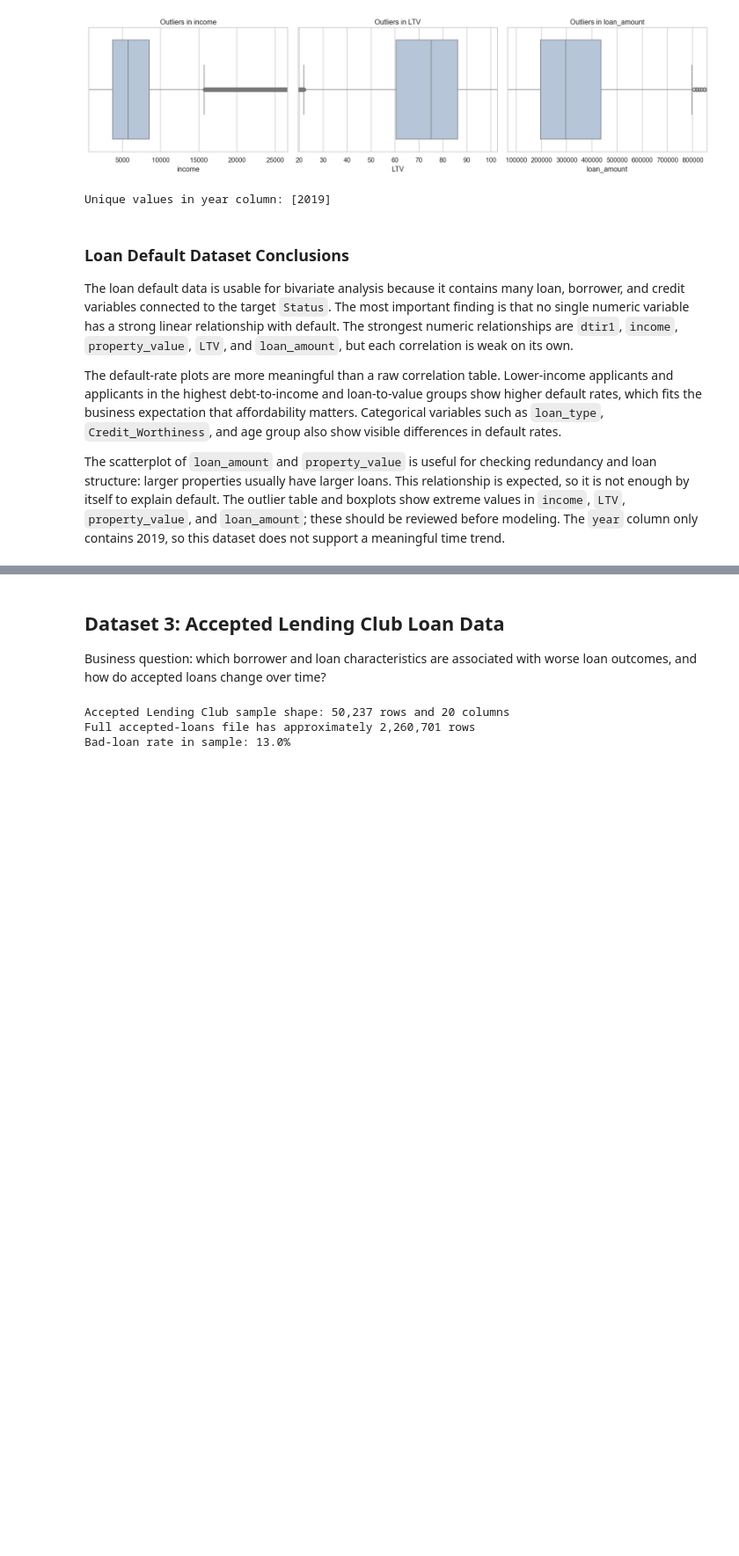
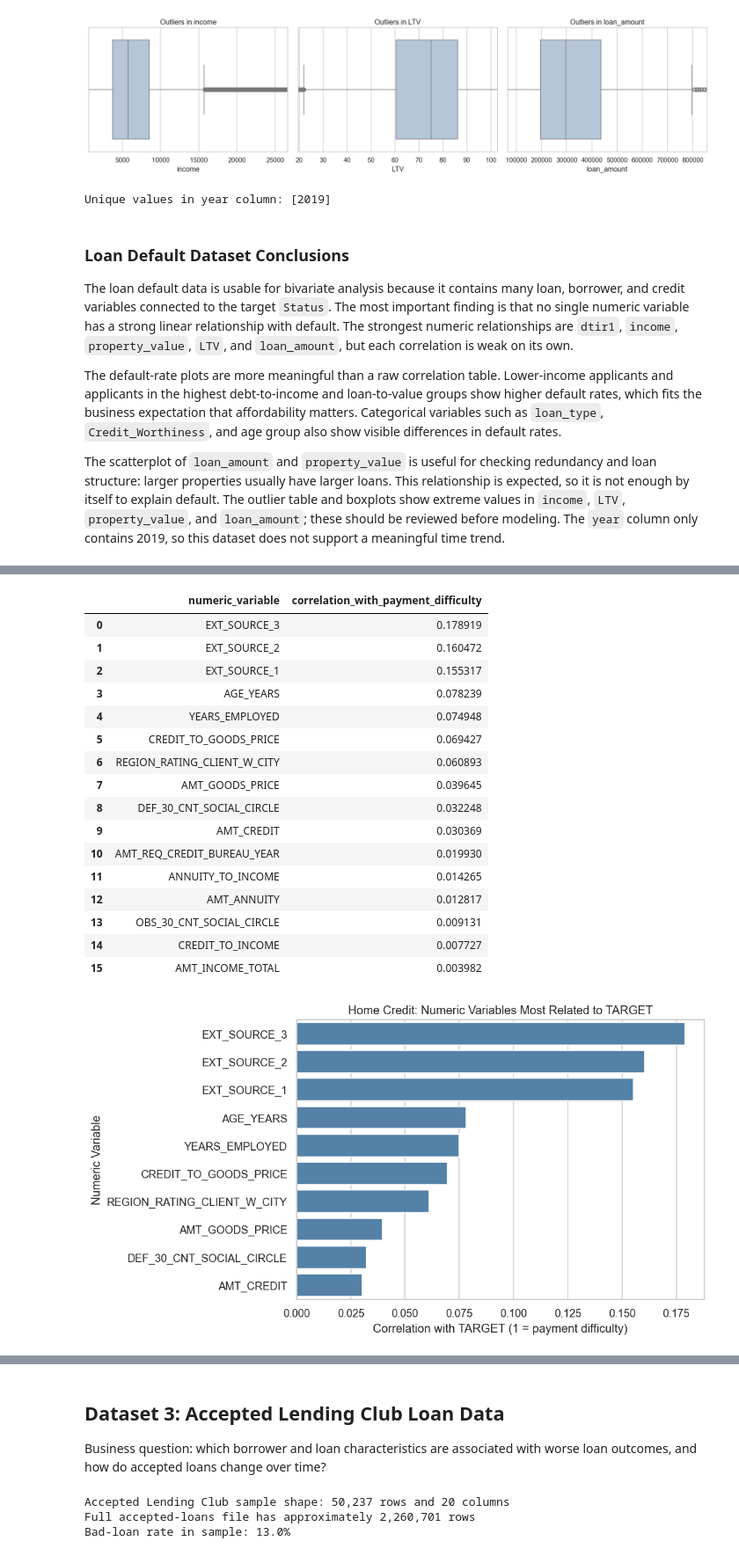
Before and after one commit to ckbaker78/AI_For_Leaders_Module-B-semester-2, a Jupyter notebook: Week6.ipynb, the cells around one changed output, grey strips where cells are left out. Shown at 88% size. Cells and saved outputs as stored; diff of their text form; code cells hidden in the pictures; blank space fills up the shorter version.

```diff
--- a/Week6.ipynb
+++ b/Week6.ipynb
@@ -545,0 +339,62 @@ Rubric points: there are no meaningful numeric correlations to report because `C
+# %%
+home_credit_path = Path("DATA/home-credit-default-risk/application_train.csv")
+home_credit = pd.read_csv(home_credit_path)
+
+print(f"Home Credit training dataset shape: {home_credit.shape[0]:,} rows and {home_credit.shape[1]:,} columns")
+print(f"Payment-difficulty rate: {home_credit['TARGET'].mean():.1%}")
+display(home_credit.head())
+display(home_credit.isna().sum().sort_values(ascending=False).head(12).to_frame("missing_values"))
+
+home_credit_analysis = home_credit.copy()
+home_credit_analysis["AGE_YEARS"] = -home_credit_analysis["DAYS_BIRTH"] / 365.25
+home_credit_analysis["YEARS_EMPLOYED"] = np.where(
+    home_credit_analysis["DAYS_EMPLOYED"] < 0,
+    -home_credit_analysis["DAYS_EMPLOYED"] / 365.25,
+    np.nan
+)
+home_credit_analysis["CREDIT_TO_INCOME"] = (
+    home_credit_analysis["AMT_CREDIT"] / home_credit_analysis["AMT_INCOME_TOTAL"]
+)
+home_credit_analysis["ANNUITY_TO_INCOME"] = (
+    home_credit_analysis["AMT_ANNUITY"] / home_credit_analysis["AMT_INCOME_TOTAL"]
+)
+home_credit_analysis["CREDIT_TO_GOODS_PRICE"] = (
+    home_credit_analysis["AMT_CREDIT"] / home_credit_analysis["AMT_GOODS_PRICE"]
+)
+
+numeric_columns = [
+    "TARGET", "EXT_SOURCE_1", "EXT_SOURCE_2", "EXT_SOURCE_3", "AGE_YEARS",
+    "YEARS_EMPLOYED", "AMT_INCOME_TOTAL", "AMT_CREDIT", "AMT_ANNUITY",
+    "AMT_GOODS_PRICE", "CREDIT_TO_INCOME", "ANNUITY_TO_INCOME",
+    "CREDIT_TO_GOODS_PRICE", "REGION_RATING_CLIENT_W_CITY",
+    "DEF_30_CNT_SOCIAL_CIRCLE", "OBS_30_CNT_SOCIAL_CIRCLE",
+    "AMT_REQ_CREDIT_BUREAU_YEAR"
+]
+
+home_numeric = home_credit_analysis[numeric_columns]
+home_corr = home_numeric.corr(numeric_only=True).abs()
+
+target_corr_df = (
+    home_corr["TARGET"]
+    .drop("TARGET")
+    .dropna()
+    .sort_values(key=lambda values: values.abs(), ascending=False)
+    .reset_index()
+)
+target_corr_df.columns = ["numeric_variable", "correlation_with_payment_difficulty"]
+display(target_corr_df)
+
+plt.figure(figsize=(9, 5))
+sns.barplot(
+    data=target_corr_df.head(10),
+    x="correlation_with_payment_difficulty",
+    y="numeric_variable",
+    color="steelblue"
+)
+plt.axvline(0, color="black", linewidth=1)
+plt.title("Home Credit: Numeric Variables Most Related to TARGET")
+plt.xlabel("Correlation with TARGET (1 = payment difficulty)")
+plt.ylabel("Numeric Variable")
+plt.tight_layout()
+plt.show()
+# %% [output]
@@ -545,0 +423,18 @@ Rubric points: there are no meaningful numeric correlations to report because `C
+|  | numeric_variable | correlation_with_payment_difficulty |
+| 0 | EXT_SOURCE_3 | 0.178919 |
+| 1 | EXT_SOURCE_2 | 0.160472 |
+| 2 | EXT_SOURCE_1 | 0.155317 |
+| 3 | AGE_YEARS | 0.078239 |
+| 4 | YEARS_EMPLOYED | 0.074948 |
+| 5 | CREDIT_TO_GOODS_PRICE | 0.069427 |
+| 6 | REGION_RATING_CLIENT_W_CITY | 0.060893 |
+| 7 | AMT_GOODS_PRICE | 0.039645 |
+| 8 | DEF_30_CNT_SOCIAL_CIRCLE | 0.032248 |
+| 9 | AMT_CREDIT | 0.030369 |
+| 10 | AMT_REQ_CREDIT_BUREAU_YEAR | 0.019930 |
+| 11 | ANNUITY_TO_INCOME | 0.014265 |
+| 12 | AMT_ANNUITY | 0.012817 |
+| 13 | OBS_30_CNT_SOCIAL_CIRCLE | 0.009131 |
+| 14 | CREDIT_TO_INCOME | 0.007727 |
+| 15 | AMT_INCOME_TOTAL | 0.003982 |
+[figure, added]
```
Also changed, not shown: parts of 13 cells of this notebook, 5 other files.
